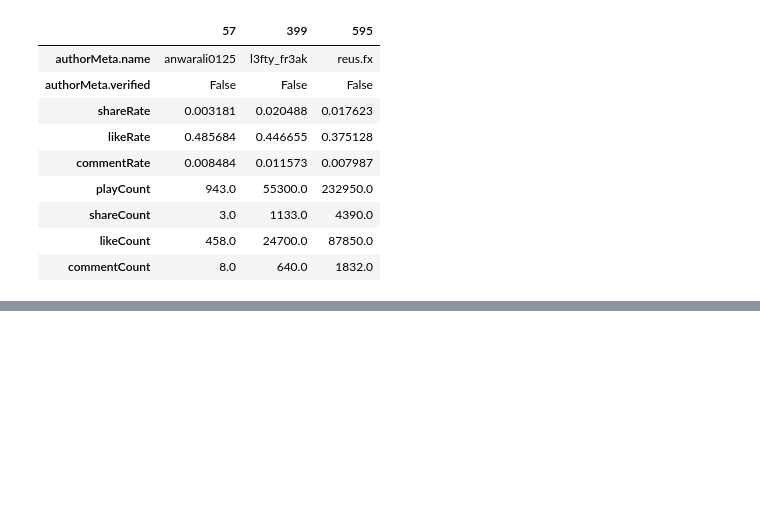
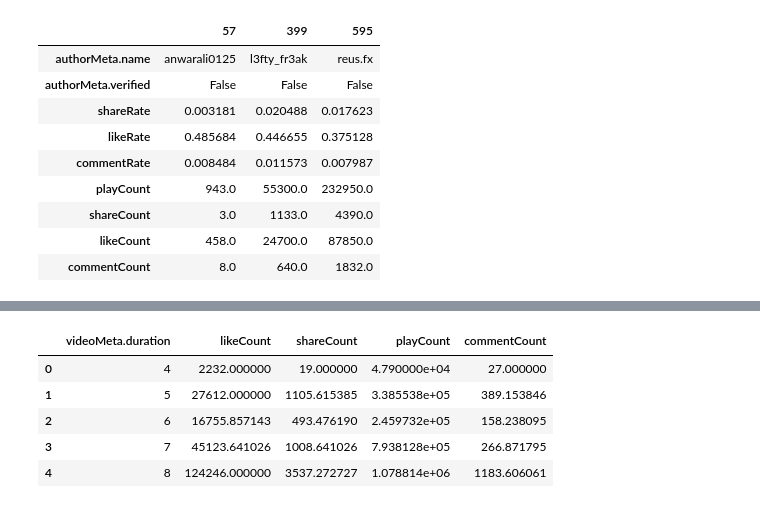
Before and after one commit to ba-group-projects/tiktok-popularity-eda, a Jupyter notebook: mattheus_smm635_mtp_eda.ipynb, the cells around one changed output, grey strips where cells are left out. Drawn from its saved outputs; the diff is of its cells as text; code cells hidden in the pictures; blank space fills up the shorter version.

```diff
--- a/mattheus_smm635_mtp_eda.ipynb
+++ b/mattheus_smm635_mtp_eda.ipynb
@@ -94,0 +93,17 @@ plt.xticks(rotation=0)
+# %%
+count_df = df_clean[['videoMeta.duration']].groupby(df_clean["videoMeta.duration"]).count()#.sort_values(by='videoMeta.duration',axis=1)#.plot(kind="bar", legend=False)
+count_df = count_df.rename(columns={"videoMeta.duration": "count"})
+count_df = count_df.reset_index()
+
+avg_df = df_clean[['videoMeta.duration','likeCount','shareCount','playCount','commentCount']]
+avg_df = avg_df.groupby(['videoMeta.duration'],as_index=False).agg([np.mean]).reset_index()
+avg_df.columns = avg_df.columns.droplevel(-1)
+# avg_df.sort_values(by='likeCount',ascending=False).head(3).T
+avg_df.head()
+# %% [output]
+|  | videoMeta.duration | likeCount | shareCount | playCount | commentCount |
+| 0 | 4 | 2232.000000 | 19.000000 | 4.790000e+04 | 27.000000 |
+| 1 | 5 | 27612.000000 | 1105.615385 | 3.385538e+05 | 389.153846 |
+| 2 | 6 | 16755.857143 | 493.476190 | 2.459732e+05 | 158.238095 |
+| 3 | 7 | 45123.641026 | 1008.641026 | 7.938128e+05 | 266.871795 |
+| 4 | 8 | 124246.000000 | 3537.272727 | 1.078814e+06 | 1183.606061 |
```
Also changed, not shown: parts of 7 cells of this notebook.
